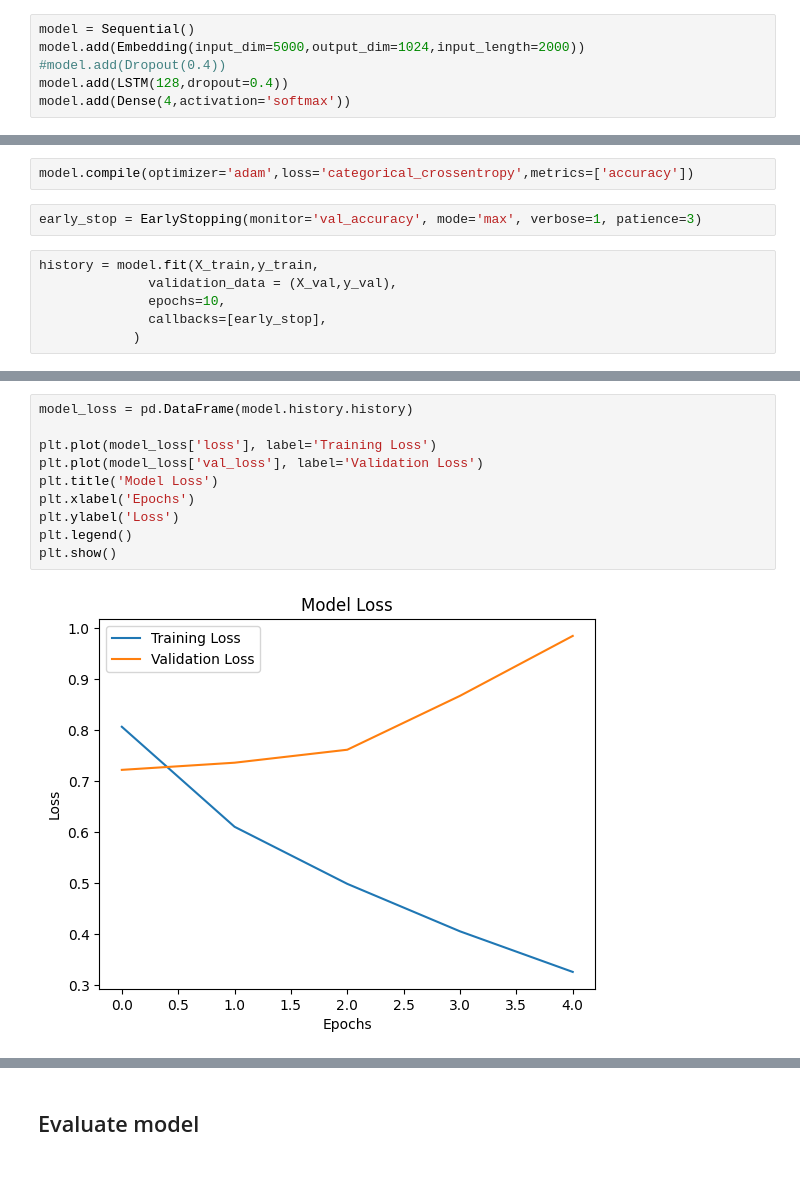
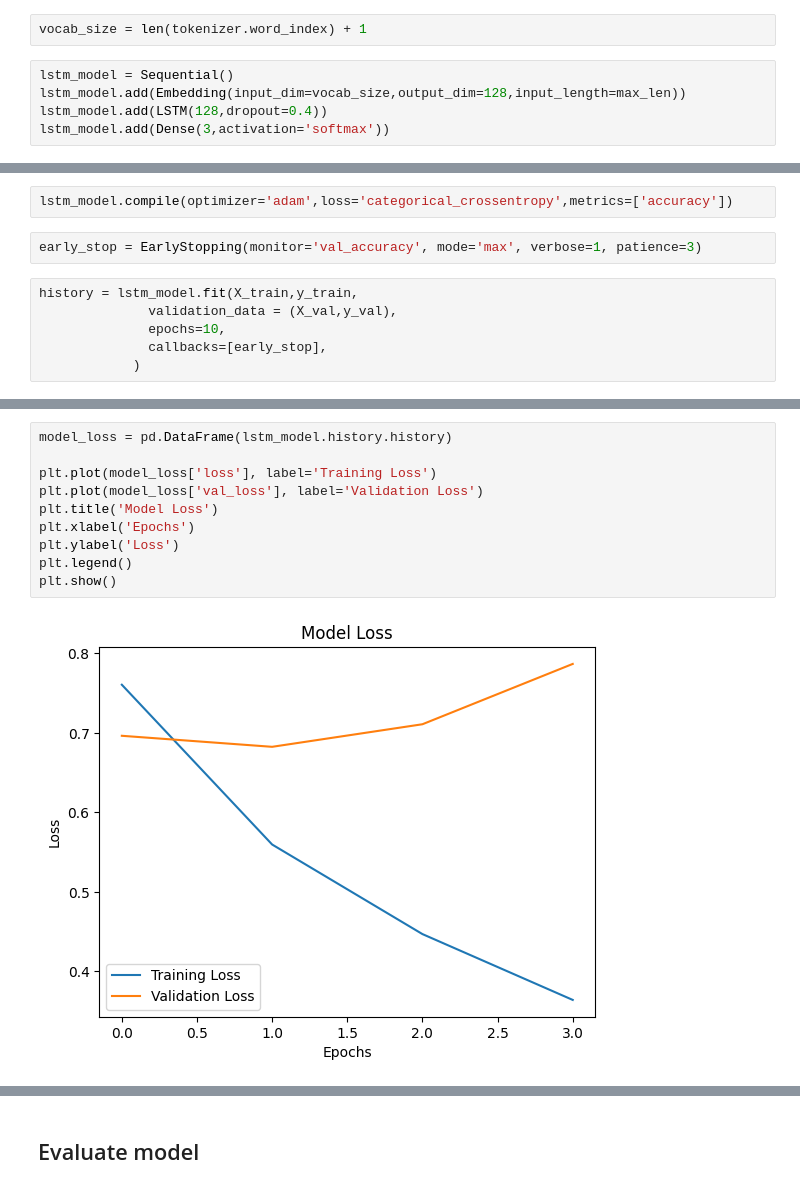
Before and after one commit to PPhat948/Social-Media-Messages-in-Thai-Language-Sentimental-Analysis, a Jupyter notebook: Sentiment_analysis.ipynb, the cells around one changed output, grey strips where cells are left out. Drawn from its saved outputs; the diff is of its cells as text.

```diff
--- a/Sentiment_analysis.ipynb
+++ b/Sentiment_analysis.ipynb
@@ -358,9 +326,10 @@ y_test = to_categorical(df_test['category'], num_classes=4)
 # %% [markdown]
 ## Create LSTM Model
+# %%
+vocab_size = len(tokenizer.word_index) + 1
 # %%
-model = Sequential()
-model.add(Embedding(input_dim=5000,output_dim=1024,input_length=2000))
-#model.add(Dropout(0.4))
-model.add(LSTM(128,dropout=0.4))
-model.add(Dense(4,activation='softmax'))
+lstm_model = Sequential()
+lstm_model.add(Embedding(input_dim=vocab_size,output_dim=128,input_length=max_len))
+lstm_model.add(LSTM(128,dropout=0.4))
+lstm_model.add(Dense(3,activation='softmax'))
 # %%
@@ -382,11 +351,11 @@ Trainable params: 5,710,852
 Non-trainable params: 0
 _________________________________________________________________
 # %%
-model.compile(optimizer='adam',loss='categorical_crossentropy',metrics=['accuracy'])
+lstm_model.compile(optimizer='adam',loss='categorical_crossentropy',metrics=['accuracy'])
 # %%
 early_stop = EarlyStopping(monitor='val_accuracy', mode='max', verbose=1, patience=3)
 # %%
-history = model.fit(X_train,y_train,
+history = lstm_model.fit(X_train,y_train,
               validation_data = (X_val,y_val),
               epochs=10,
               callbacks=[early_stop],
@@ -406,15 +373,15 @@ Epoch 5: early stopping
 # %%
-model_loss = pd.DataFrame(model.history.history)
+model_loss = pd.DataFrame(lstm_model.history.history)
 
 plt.plot(model_loss['loss'], label='Training Loss')
 plt.plot(model_loss['val_loss'], label='Validation Loss')
 plt.title('Model Loss')
 plt.xlabel('Epochs')
 plt.ylabel('Loss')
 plt.legend()
 plt.show()
 # %% [output]
-[figure, old version]
+[figure, new version]
 # %%
 plt.plot(model_loss['accuracy'], label='Training Accuracy')
 plt.plot(model_loss['val_accuracy'], label='Validation Accuracy')
```
Also changed, not shown: parts of 40 cells of this notebook.
